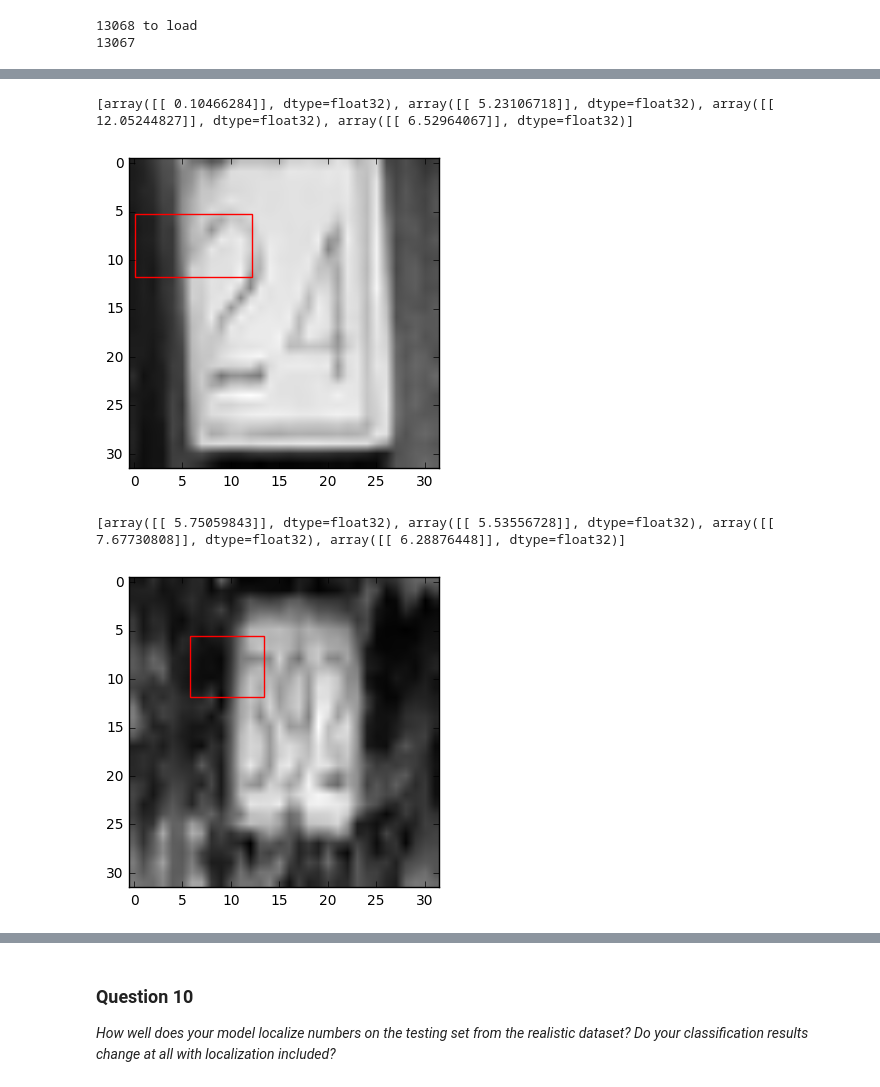
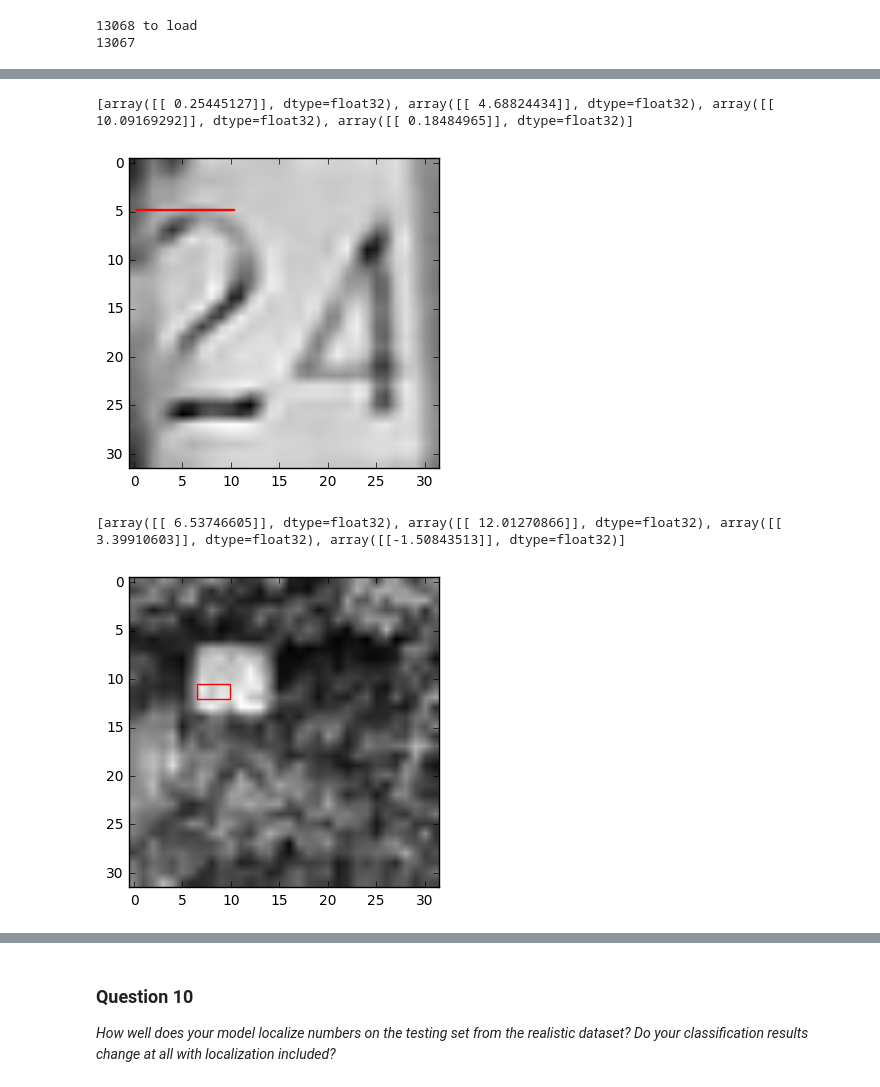
Before and after one commit to asindico/digitRecognition, a Jupyter notebook: digit_recognition.ipynb, the cells around one changed output, grey strips where cells are left out. Saved outputs shown, nothing was run; the diff lists cells and outputs as text; code cells hidden in the pictures.

```diff
--- a/digit_recognition.ipynb
+++ b/digit_recognition.ipynb
@@ -1036,8 +1038,8 @@ boxHeight = Dense(1)(y)
 if not model:
     model = Model(input=x, output=[boxX, boxY, boxWidth,boxHeight])
     model.compile(optimizer='adam',
-          loss='mean_squared_error',
-          metrics=['mean_squared_error'])
+          loss='mean_absolute_error',
+          metrics=['mean_absolute_error'])
 
 
 svb_train_labels = [np.array([i[0] for i in svbt_labels]),
@@ -1076,7 +1078,7 @@ Epoch 10/10
 # %%
 model.save('box_cnn.h5')
 # %%
-idx=390
+idx=290
 fig,ax = plt.subplots(1)
 im = svb_validation[idx]
 y_pred = model.predict(im.reshape(1,SV_IMG_SIZE,SV_IMG_SIZE,1),batch_size=1,verbose=0)
@@ -1200,7 +1207,7 @@ filename = 'shot1.jpg'
 fullname = os.path.join(shot_folder, filename)
 img = Image.open(fullname)
 img = img.resize((BIG,BIG), Image.ANTIALIAS)
-img = img.crop([43,45,75,75])
+img = img.crop([49,46,68,71])
 img = img.resize((SV_IMG_SIZE,SV_IMG_SIZE), Image.ANTIALIAS)
 array = np.asarray(img)
 array =  array.reshape((SV_IMG_SIZE,SV_IMG_SIZE,3)).astype(np.float32)
@@ -1219,31 +1226,31 @@ rect = patches.Rectangle((box[0][0][0],box[1][0][0]),box[2][0][0],box[3][0][0],l
 ax.add_patch(rect)
 print(y_pred)
 # %% [output]
-[array([[ 0.10466284]], dtype=float32), array([[ 5.23106718]], dtype=float32), array([[ 12.05244827]], dtype=float32), array([[ 6.52964067]], dtype=float32)]
+[array([[ 0.25445127]], dtype=float32), array([[ 4.68824434]], dtype=float32), array([[ 10.09169292]], dtype=float32), array([[ 0.18484965]], dtype=float32)]
-[figure, old version]
+[figure, new version]
 # %%
 fig,ax = plt.subplots(1)
 filename = 'shot2.jpg'
 fullname = os.path.join(shot_folder, filename)
 img = Image.open(fullname)
 img = img.resize((BIG,BIG), Image.ANTIALIAS)
-img = img.crop([0,17,55,45])
+img = img.crop([0,0,90,90])
 img = img.resize((SV_IMG_SIZE,SV_IMG_SIZE), Image.ANTIALIAS)
 array = np.asarray(img)
 array =  array.reshape((SV_IMG_SIZE,SV_IMG_SIZE,3)).astype(np.float32)
 na = np.zeros([SV_IMG_SIZE,SV_IMG_SIZE],dtype=int)
 for x in range (array.shape[0]):
     for y in range (array.shape[1]):
         na[x][y]=np.average(array[x][y][:])
 array = na.reshape(1,SV_IMG_SIZE,SV_IMG_SIZE,1)
 array = (array/125.5)-1
 y_pred = model.predict(array,batch_size=1,verbose=0)
 ax.imshow(array.reshape(SV_IMG_SIZE,SV_IMG_SIZE),cmap='gray')
 box = y_pred
 rect = patches.Rectangle((box[0][0][0],box[1][0][0]),box[2][0][0],box[3][0][0],linewidth=1,edgecolor='r',facecolor='none')
 #rect = patches.Rectangle((5.145,5.05),17.08,17.013)
 ax.add_patch(rect)
 print(y_pred)
 # %% [output]
-[array([[ 5.75059843]], dtype=float32), array([[ 5.53556728]], dtype=float32), array([[ 7.67730808]], dtype=float32), array([[ 6.28876448]], dtype=float32)]
+[array([[ 6.53746605]], dtype=float32), array([[ 12.01270866]], dtype=float32), array([[ 3.39910603]], dtype=float32), array([[-1.50843513]], dtype=float32)]
-[figure, old version]
+[figure, new version]
```
Also changed, not shown: parts of 6 cells of this notebook.
